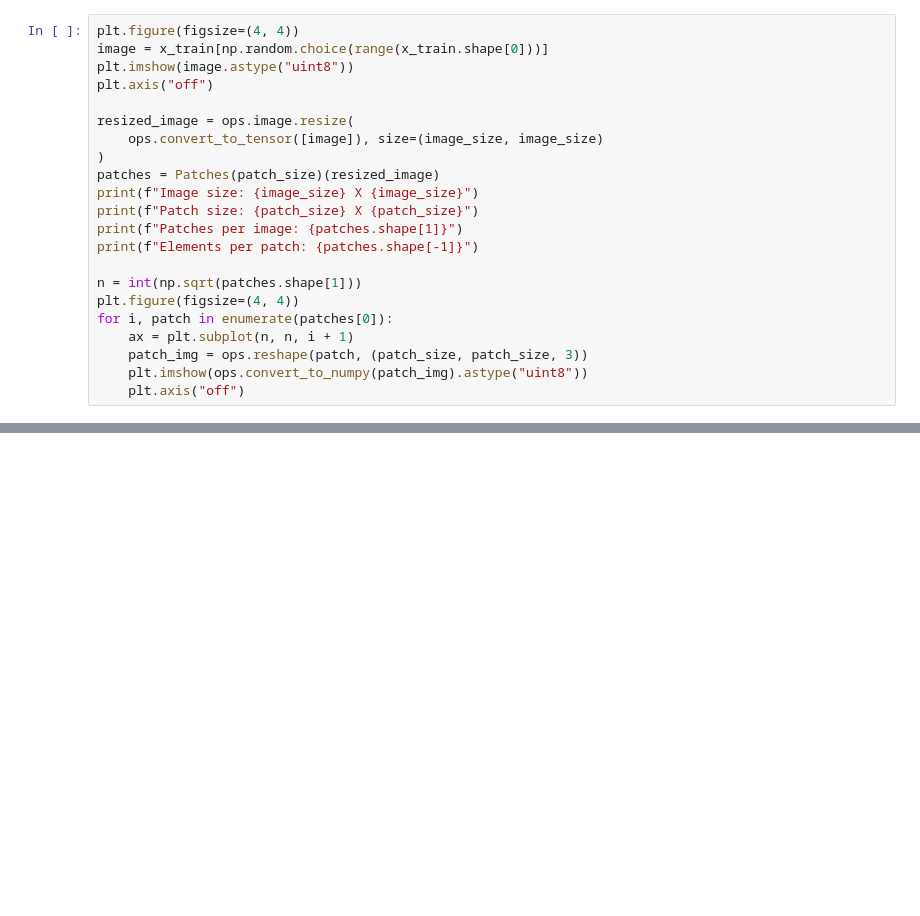
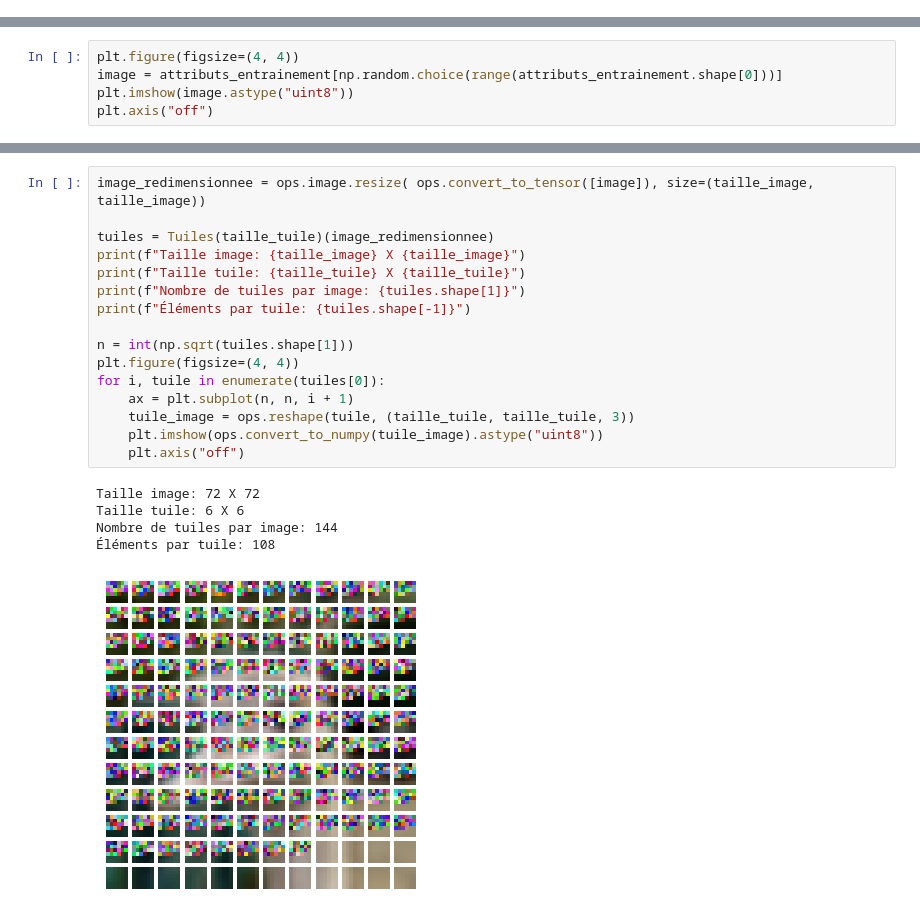
Before and after one commit to ClaudeCoulombe/VIARENA, a Jupyter notebook: Labos/Lab-CIFAR_10-reseau_autoattentif/Identification_Objets-CIFAR_10-reseau_autoattentif.ipynb, the cells around one changed output, grey strips where cells are left out. Drawn from its saved outputs; the diff is of its cells as text; blank space fills up the shorter version.

```diff
--- a/Labos/Lab-CIFAR_10-reseau_autoattentif/Identification_Objets-CIFAR_10-reseau_autoattentif.ipynb
+++ b/Labos/Lab-CIFAR_10-reseau_autoattentif/Identification_Objets-CIFAR_10-reseau_autoattentif.ipynb
@@ -161,22 +0,0 @@ Let's display patches for a sample image
-# %%
-plt.figure(figsize=(4, 4))
-image = x_train[np.random.choice(range(x_train.shape[0]))]
-plt.imshow(image.astype("uint8"))
-plt.axis("off")
-
-resized_image = ops.image.resize(
-    ops.convert_to_tensor([image]), size=(image_size, image_size)
-)
-patches = Patches(patch_size)(resized_image)
-print(f"Image size: {image_size} X {image_size}")
-print(f"Patch size: {patch_size} X {patch_size}")
-print(f"Patches per image: {patches.shape[1]}")
-print(f"Elements per patch: {patches.shape[-1]}")
-
-n = int(np.sqrt(patches.shape[1]))
-plt.figure(figsize=(4, 4))
-for i, patch in enumerate(patches[0]):
-    ax = plt.subplot(n, n, i + 1)
-    patch_img = ops.reshape(patch, (patch_size, patch_size, 3))
-    plt.imshow(ops.convert_to_numpy(patch_img).astype("uint8"))
-    plt.axis("off")
@@ -374,0 +246,5 @@ plot_history("top-5-accuracy")
+# %%
+plt.figure(figsize=(4, 4))
+image = attributs_entrainement[np.random.choice(range(attributs_entrainement.shape[0]))]
+plt.imshow(image.astype("uint8"))
+plt.axis("off")
@@ -374,0 +254,22 @@ plot_history("top-5-accuracy")
+# %%
+image_redimensionnee = ops.image.resize( ops.convert_to_tensor([image]), size=(taille_image, taille_image))
+
+tuiles = Tuiles(taille_tuile)(image_redimensionnee)
+print(f"Taille image: {taille_image} X {taille_image}")
+print(f"Taille tuile: {taille_tuile} X {taille_tuile}")
+print(f"Nombre de tuiles par image: {tuiles.shape[1]}")
+print(f"Éléments par tuile: {tuiles.shape[-1]}")
+
+n = int(np.sqrt(tuiles.shape[1]))
+plt.figure(figsize=(4, 4))
+for i, tuile in enumerate(tuiles[0]):
+    ax = plt.subplot(n, n, i + 1)
+    tuile_image = ops.reshape(tuile, (taille_tuile, taille_tuile, 3))
+    plt.imshow(ops.convert_to_numpy(tuile_image).astype("uint8"))
+    plt.axis("off")
+# %% [output]
+Taille image: 72 X 72
+Taille tuile: 6 X 6
+Nombre de tuiles par image: 144
+Éléments par tuile: 108
+[figure, added]
```
Also changed, not shown: parts of 50 cells of this notebook.
